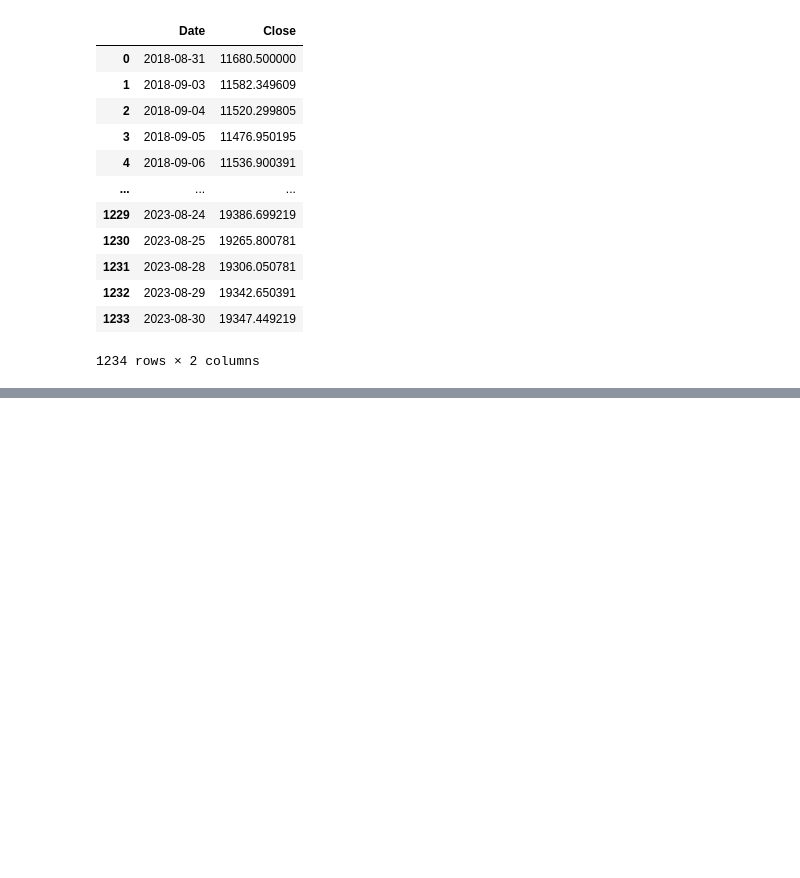
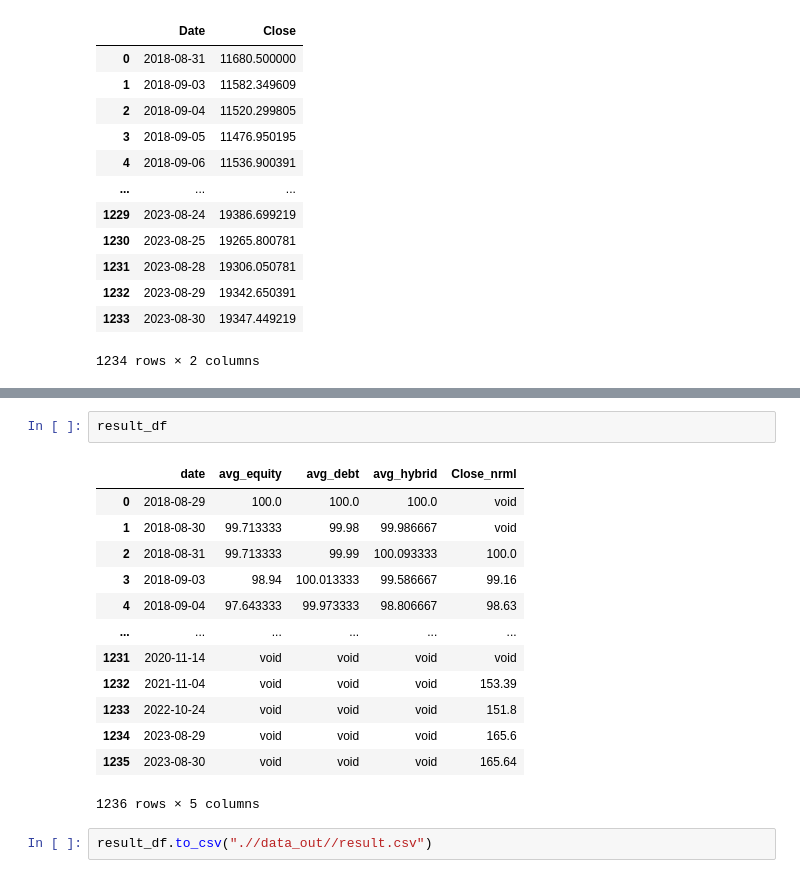
Before and after one commit to amanhooda98/Mutual_Fund_Analytics, a Jupyter notebook: Mutual_Fund_Analytics.ipynb, the cells around one changed output, grey strips where cells are left out. Saved outputs shown, nothing was run; the diff lists cells and outputs as text; blank space fills up the shorter version.

```diff
--- a/Mutual_Fund_Analytics.ipynb
+++ b/Mutual_Fund_Analytics.ipynb
@@ -339,0 +360,18 @@ merge_df
+# %%
+result_df
+# %% [output]
+|  | date | avg_equity | avg_debt | avg_hybrid | Close_nrml |
+| 0 | 2018-08-29 | 100.0 | 100.0 | 100.0 | void |
+| 1 | 2018-08-30 | 99.713333 | 99.98 | 99.986667 | void |
+| 2 | 2018-08-31 | 99.713333 | 99.99 | 100.093333 | 100.0 |
+| 3 | 2018-09-03 | 98.94 | 100.013333 | 99.586667 | 99.16 |
+| 4 | 2018-09-04 | 97.643333 | 99.973333 | 98.806667 | 98.63 |
+| ... | ... | ... | ... | ... | ... |
+| 1231 | 2020-11-14 | void | void | void | void |
+| 1232 | 2021-11-04 | void | void | void | 153.39 |
+| 1233 | 2022-10-24 | void | void | void | 151.8 |
+| 1234 | 2023-08-29 | void | void | void | 165.6 |
+| 1235 | 2023-08-30 | void | void | void | 165.64 |
+1236 rows × 5 columns
+# %%
+result_df.to_csv(".//data_out//result.csv")
```
Also changed, not shown: parts of 13 cells of this notebook, 1 other file.
